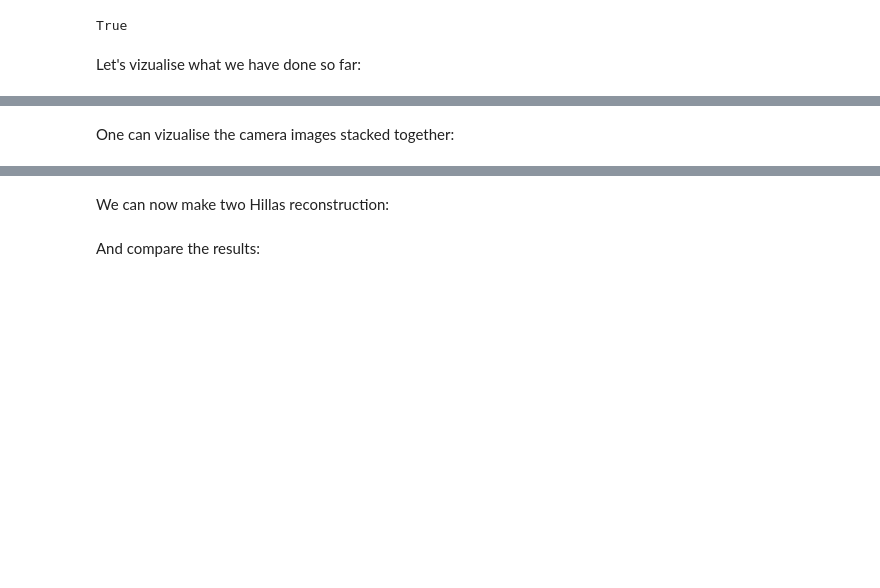
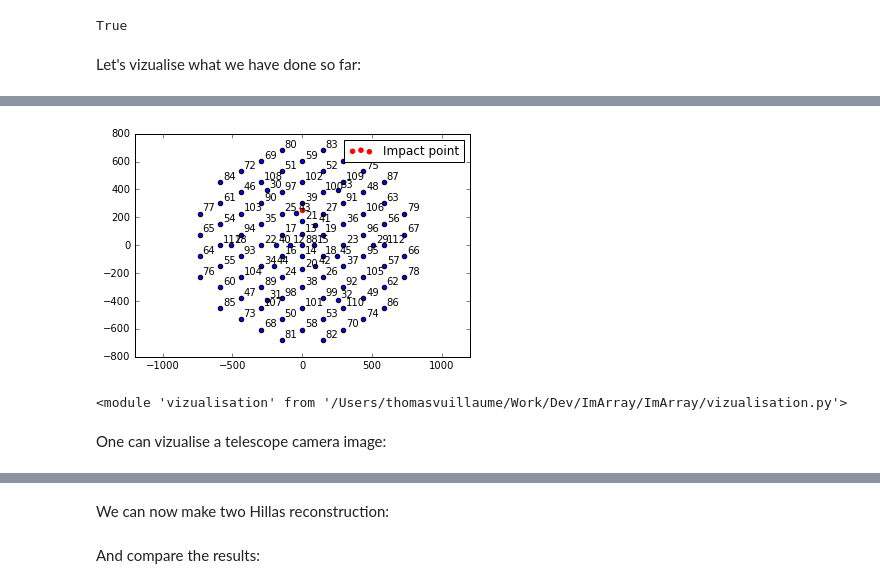
Before and after one commit to vuillaut/pschitt, a Jupyter notebook: ImArray/example.ipynb, the cells around one changed output, grey strips where cells are left out. Cells and saved outputs as stored; diff of their text form; code cells hidden in the pictures; blank space fills up the shorter version.

```diff
--- a/ImArray/example.ipynb
+++ b/ImArray/example.ipynb
@@ -79,0 +80,6 @@ The telecopes positions can also be load from a data file with:
+# %%
+alltel = geo.load_telescopes("data/3HB1-NG-tels.txt")
+tab = alltel[0].pixel_tab
+for tel in alltel:
+    tel.pixel_tab = tab
+    tel.normal = tel_normal
@@ -124,0 +100,12 @@ for tel in alltel:
+# %%
+plt.scatter(impact_point[0], impact_point[1], color='red', label='Impact point')
+viz.plot_array(alltel)
+# %% [output]
+[figure, added]
+# %%
+from importlib import reload
+reload(geo)
+reload(obj)
+reload(viz)
+# %% [output]
+<module 'vizualisation' from '/Users/thomasvuillaume/Work/Dev/ImArray/ImArray/vizualisation.py'>
@@ -125,2 +117,2 @@ for tel in alltel:
 # %% [markdown]
-One can vizualise the camera images stacked together:
+One can vizualise a telescope camera image:
```
Also changed, not shown: parts of 22 cells of this notebook, 4 other files.
